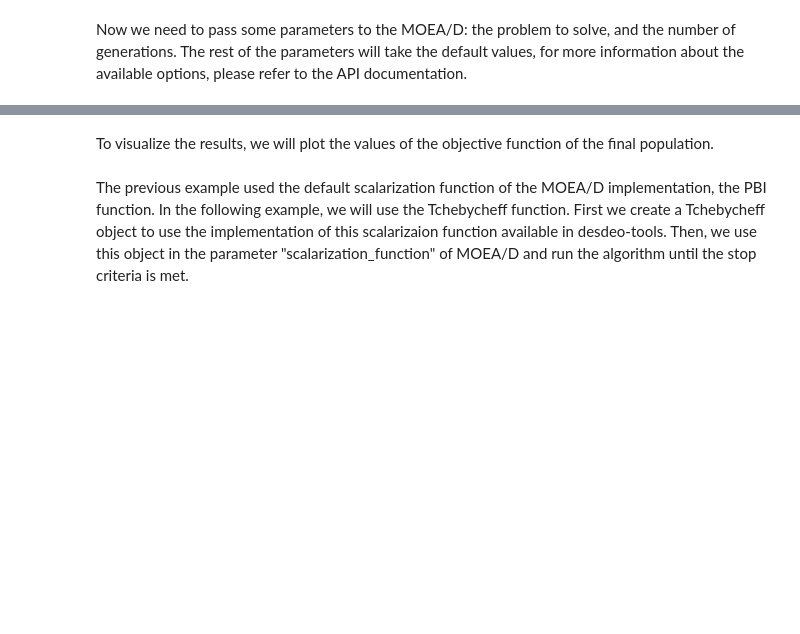
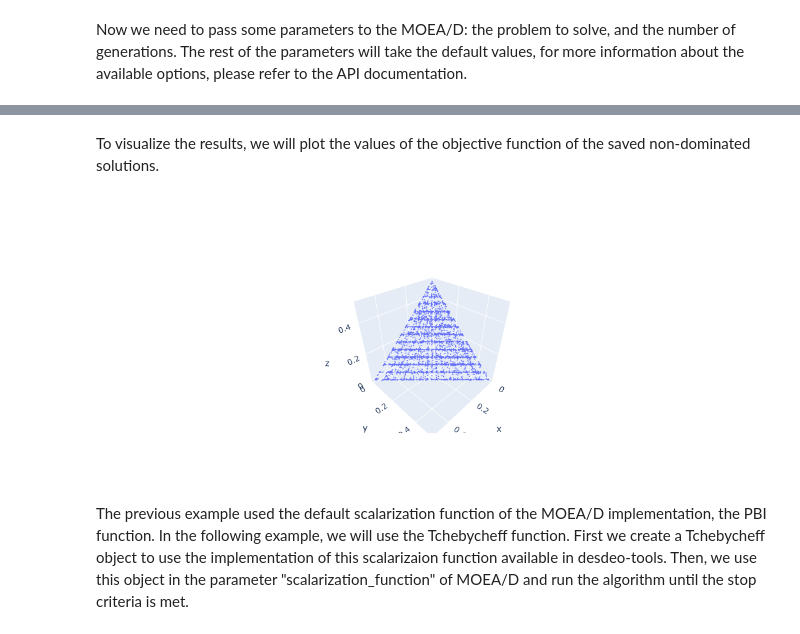
Before and after one commit to industrial-optimization-group/desdeo-emo, a Jupyter notebook: docs/notebooks/ExampleMOEAD.ipynb, the cells around one changed output, grey strips where cells are left out. Saved outputs shown, nothing was run; the diff lists cells and outputs as text; code cells hidden in the pictures; blank space fills up the shorter version.

```diff
--- a/docs/notebooks/ExampleMOEAD.ipynb
+++ b/docs/notebooks/ExampleMOEAD.ipynb
@@ -24,5 +24,5 @@ problem = test_problem_builder(name="DTLZ1", n_of_variables=7, n_of_objectives=3
 # %% [markdown]
 Now we need to pass some parameters to the MOEA/D: the problem to solve, and the number of generations. The rest of the parameters will take the default values, for more information about the available options, please refer to the API documentation.
 # %%
-evolver = MOEA_D(problem, n_iterations=1, n_gen_per_iter=300)
+evolver = MOEA_D(problem, n_iterations=10, n_gen_per_iter=30, save_non_dominated=True)
 # %% [markdown]
@@ -33,10 +47,12 @@ while evolver.continue_evolution():
 # %% [markdown]
-To visualize the results, we will plot the values of the objective function of the final population.
+To visualize the results, we will plot the values of the objective function of the saved non-dominated solutions.
 # %%
-objectives = evolver.population.objectives
-fig2 = go.Figure(data=go.Scatter3d(x=objectives[:,0],
+objectives = evolver.non_dominated["objectives"]
+fig1 = go.Figure(data=go.Scatter3d(x=objectives[:,0],
                                    y=objectives[:,1],
                                    z=objectives[:,2],
                                    mode="markers",
                                    marker_size=1))
-fig2
+fig1
+# %% [output]
+[figure, added]
```
Also changed, not shown: parts of 16 cells of this notebook, 11 other files.
